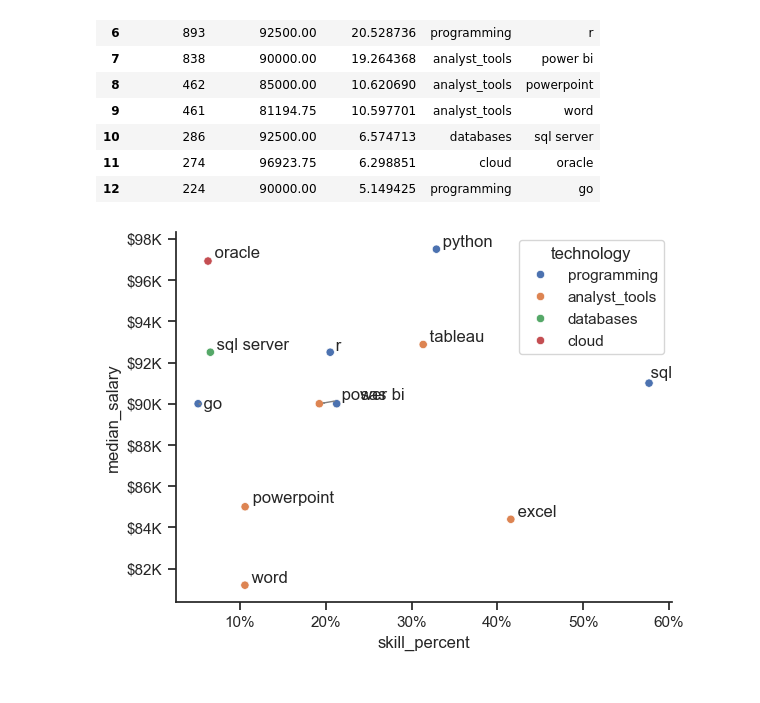
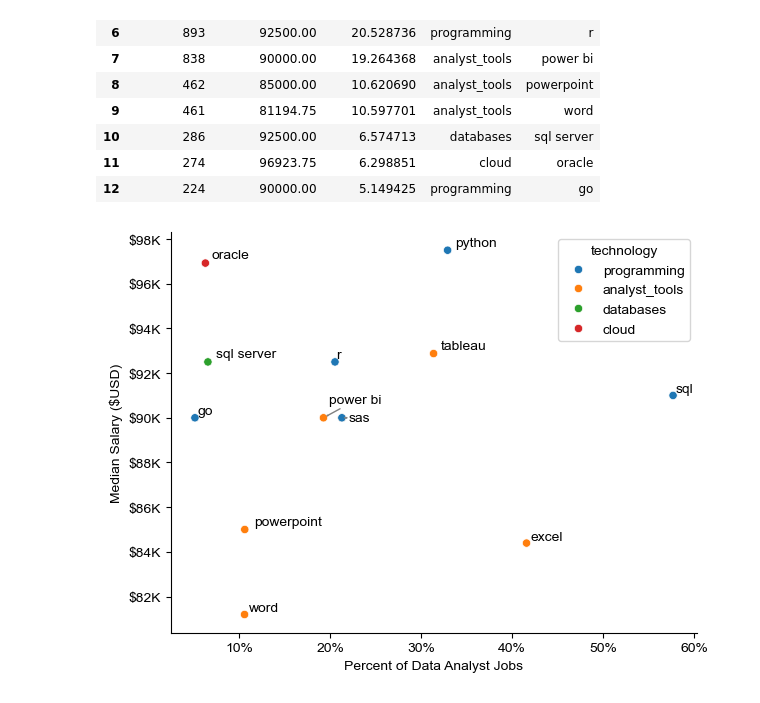
Before and after one commit to grootbean/Python_Data_Project, a Jupyter notebook: 3_Project/5_Optimal_Skills.ipynb, the cells around one changed output. Cells and saved outputs as stored; diff of their text form; code cells hidden in the pictures.

Commit message:
finished chapter 5 on optimal skill and updated README

```diff
--- a/3_Project/5_Optimal_Skills.ipynb
+++ b/3_Project/5_Optimal_Skills.ipynb
@@ -222,38 +224,44 @@ df_plot
 | 11 | 274 | 96923.75 | 6.298851 | cloud | oracle |
 | 12 | 224 | 90000.00 | 5.149425 | programming | go |
 # %%
-from adjustText import adjust_text
 
 # plt.scatter(df_plot['skill_percent'], df_plot['median_salary'])
 # plt.xlabel('Percent of Data Analyst Jobs')
 # plt.ylabel('Median Salary ($USD)')  # Assuming this is the label you want for y-axis
 # plt.title('Most Optimal Skills for Data Analysts in the US')
 
 #switch to seaborn for better customization
 sns.scatterplot(
     data=df_plot,
     x='skill_percent',
     y='median_salary',
     hue='technology'
 )
 
-sns.despine()
-sns.set_theme(style='ticks')
-
 # Get current axes, set limits, and format axes
 ax = plt.gca()
 ax.yaxis.set_major_formatter(plt.FuncFormatter(lambda y, pos: f'${int(y/1000)}K'))  # Example formatting y-axis
 from matplotlib.ticker import PercentFormatter
 ax.xaxis.set_major_formatter(PercentFormatter(decimals=0))
 
-# Add labels to points and collect them in a list
+sns.despine()
+sns.reset_defaults() #bug? needed theme to be default for adjust_text to work properly
+
+plt.xlabel('Percent of Data Analyst Jobs')
+plt.ylabel('Median Salary ($USD)')  # Assuming this is the label you want for y-axis
+
+# Prepare texts for adjustText
 texts = []
 for i, txt in enumerate(df_DA_skills_high_demand.index):
-    texts.append(plt.text(df_DA_skills_high_demand['skill_percent'].iloc[i], df_DA_skills_high_demand['median_salary'].iloc[i], " " + txt))
+    texts.append(plt.text(df_DA_skills_high_demand['skill_percent'].iloc[i], df_DA_skills_high_demand['median_salary'].iloc[i], txt))
 
 # Adjust text to avoid overlap and add arrows
 adjust_text(texts, arrowprops=dict(arrowstyle='->', color='gray'))
 
+sns.set_theme(style='ticks')
+
+# Adjust layout and display plot
+plt.tight_layout()
 plt.show()
 # %% [output]
-[figure, old version]
+[figure, new version]
```
Also changed, not shown: parts of 1 cell of this notebook, 2 other files.
